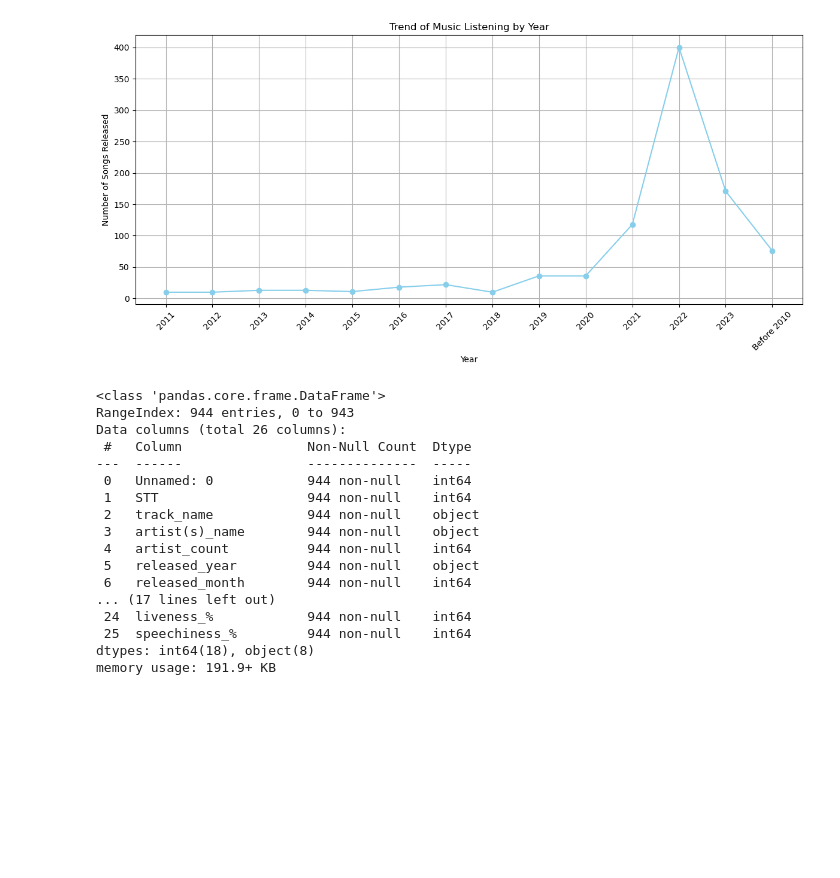
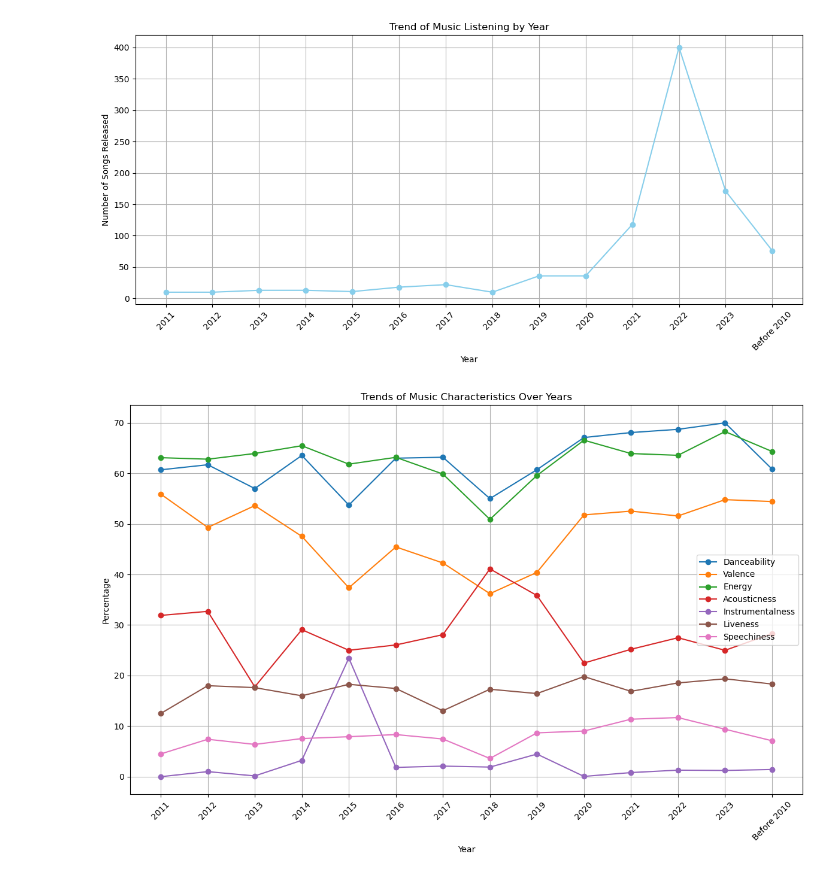
Before and after one commit to ngocmaj/PTDL, a Jupyter notebook: spotify.ipynb, the cells around one changed output. Cells and saved outputs as stored; diff of their text form; code cells hidden in the pictures; blank space fills up the shorter version.

Commit message:
Sự thay đổi của các thành tố âm nhạc qua từng năm

```diff
--- a/spotify.ipynb
+++ b/spotify.ipynb
@@ -396,23 +396,37 @@ plt.tight_layout()
 plt.show()
 # %% [output]
 [figure]
-# %%
-df.info()
-# %% [output]
-<class 'pandas.core.frame.DataFrame'>
-RangeIndex: 944 entries, 0 to 943
-Data columns (total 26 columns):
- #   Column                Non-Null Count  Dtype
----  ------                --------------  -----
- 0   Unnamed: 0            944 non-null    int64
- 1   STT                   944 non-null    int64
- 2   track_name            944 non-null    object
- 3   artist(s)_name        944 non-null    object
- 4   artist_count          944 non-null    int64
- 5   released_year         944 non-null    object
- 6   released_month        944 non-null    int64
-... (17 lines left out)
- 24  liveness_%            944 non-null    int64
- 25  speechiness_%         944 non-null    int64
-dtypes: int64(18), object(8)
-memory usage: 191.9+ KB
+# %%
+#Sự thay đổi của các thành tố âm nhạc qua từng năm
+
+# Tính toán trung bình của các thành tố âm nhạc theo năm
+mean_danceability = df.groupby('released_year')['danceability_%'].mean()
+mean_valence = df.groupby('released_year')['valence_%'].mean()
+mean_energy = df.groupby('released_year')['energy_%'].mean()
+mean_acousticness = df.groupby('released_year')['acousticness_%'].mean()
+mean_instrumentalness = df.groupby('released_year')['instrumentalness_%'].mean()
+mean_liveness = df.groupby('released_year')['liveness_%'].mean()
+mean_speechiness = df.groupby('released_year')['speechiness_%'].mean()
+
+# Vẽ biểu đồ line plot
+plt.figure(figsize=(12, 8))
+
+plt.plot(mean_danceability.index, mean_danceability.values, label='Danceability', marker='o')
+plt.plot(mean_valence.index, mean_valence.values, label='Valence', marker='o')
+plt.plot(mean_energy.index, mean_energy.values, label='Energy', marker='o')
+plt.plot(mean_acousticness.index, mean_acousticness.values, label='Acousticness', marker='o')
+plt.plot(mean_instrumentalness.index, mean_instrumentalness.values, label='Instrumentalness', marker='o')
+plt.plot(mean_liveness.index, mean_liveness.values, label='Liveness', marker='o')
+plt.plot(mean_speechiness.index, mean_speechiness.values, label='Speechiness', marker='o')
+
+plt.title('Trends of Music Characteristics Over Years')
+plt.xlabel('Year')
+plt.ylabel('Percentage')
+plt.legend()
+plt.xticks(rotation=45)
+plt.grid(True)
+plt.tight_layout()
+
+plt.show()
+# %% [output]
+[figure, added]
```
Also changed, not shown: parts of 1 cell of this notebook.
